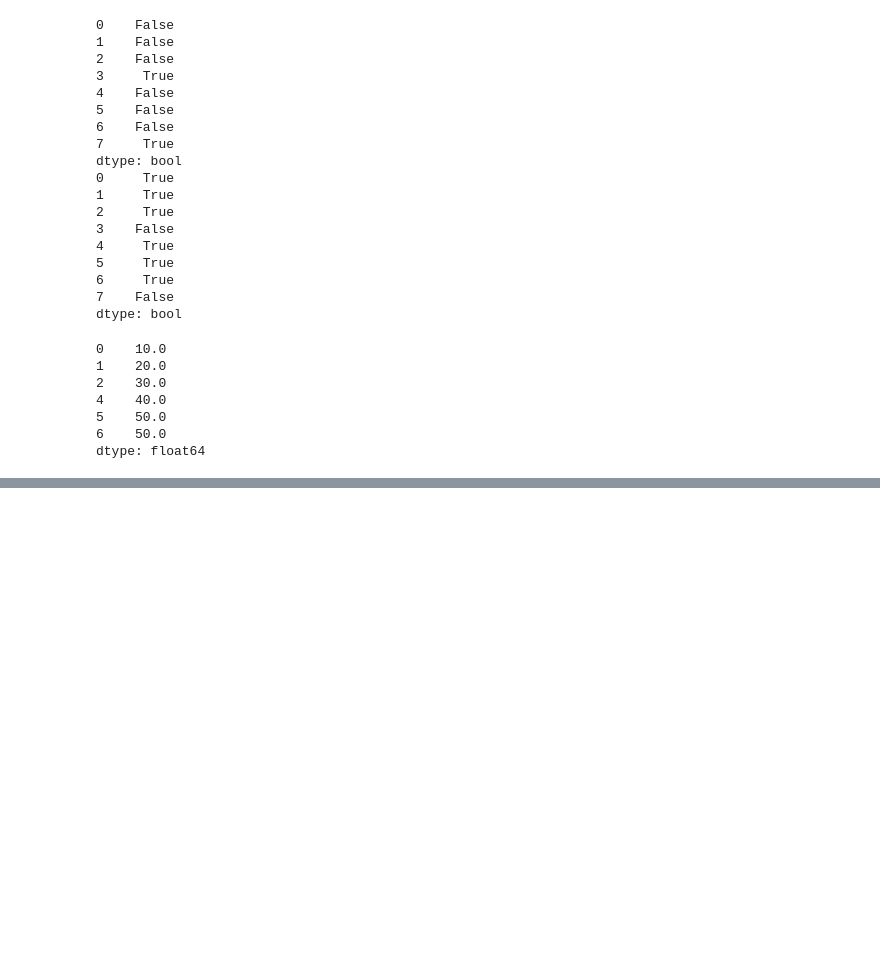
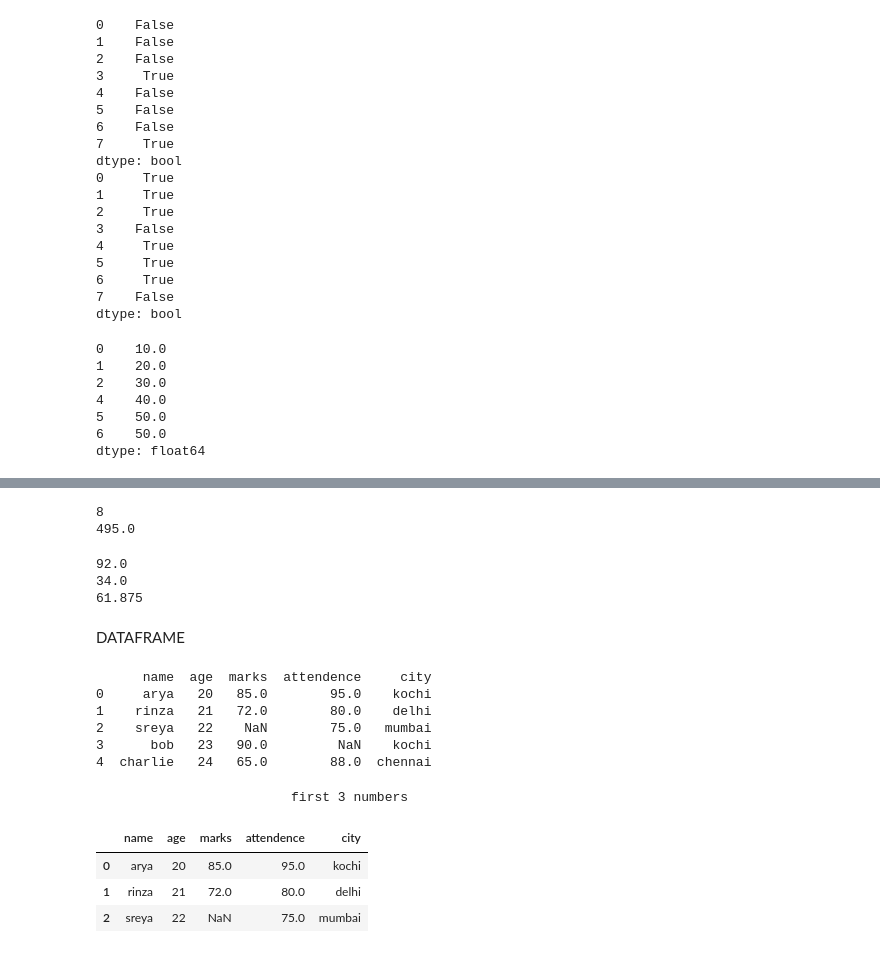
Before and after one commit to Sayahniyas/DATASCIENCE_PROJECTS, a Jupyter notebook: numpy_and_pandas.ipynb, the cells around one changed output, grey strips where cells are left out. Drawn from its saved outputs; the diff is of its cells as text; code cells hidden in the pictures; blank space fills up the shorter version.

```diff
--- a/numpy_and_pandas.ipynb
+++ b/numpy_and_pandas.ipynb
@@ -337,0 +364,42 @@ dtype: float64
+# %%
+#1) find the number of students and total marks
+print(marks.count())
+print(marks.sum())
+# %% [output]
+8
+495.0
+# %%
+#2)find the hightest,lowest and average marks
+print(marks.max())
+print(marks.min())
+print(marks.mean())
+# %% [output]
+92.0
+34.0
+61.875
+# %% [markdown]
+DATAFRAME
+# %%
+import pandas as pd
+import numpy as np
+
+data = {"name":["arya","rinza","sreya","bob","charlie"],"age":[20,21,22,23,24],"marks":[85,72,np.nan,90,65],"attendence":[95,80,75,np.nan,88],"city":["kochi","delhi","mumbai","kochi","chennai"]}
+df = pd.DataFrame(data)
+print(df)
+# %% [output]
+      name  age  marks  attendence     city
+0     arya   20   85.0        95.0    kochi
+1    rinza   21   72.0        80.0    delhi
+2    sreya   22    NaN        75.0   mumbai
+3      bob   23   90.0         NaN    kochi
+4  charlie   24   65.0        88.0  chennai
+# %%
+#head() and tail() by defult it gives 5 values
+print("\t\t\t first 3 numbers\t\t\t")
+df.head(3)
+# %% [output]
+                         first 3 numbers
+|  | name | age | marks | attendence | city |
+| 0 | arya | 20 | 85.0 | 95.0 | kochi |
+| 1 | rinza | 21 | 72.0 | 80.0 | delhi |
+| 2 | sreya | 22 | NaN | 75.0 | mumbai |
```
Also changed, not shown: parts of 13 cells of this notebook.
